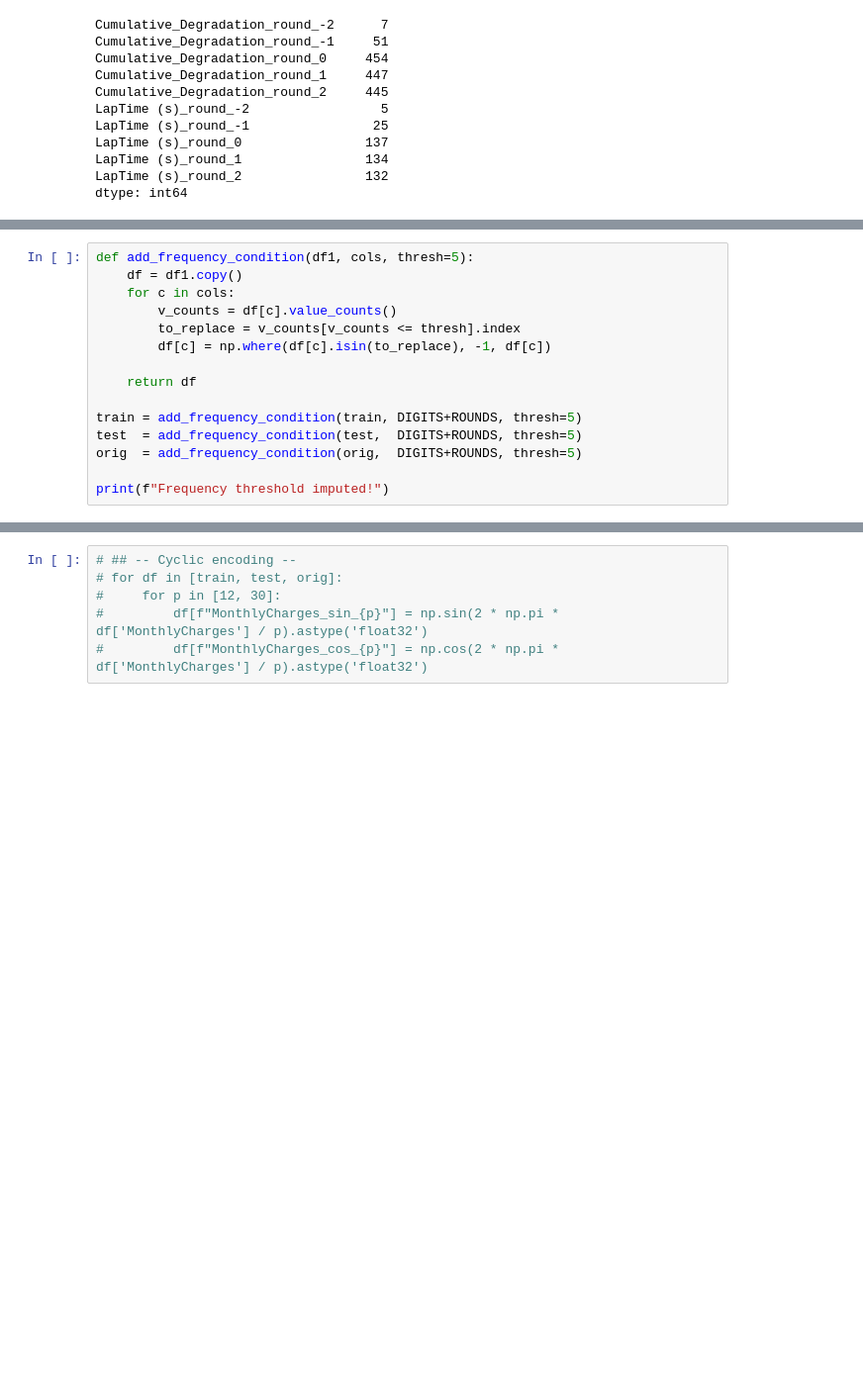
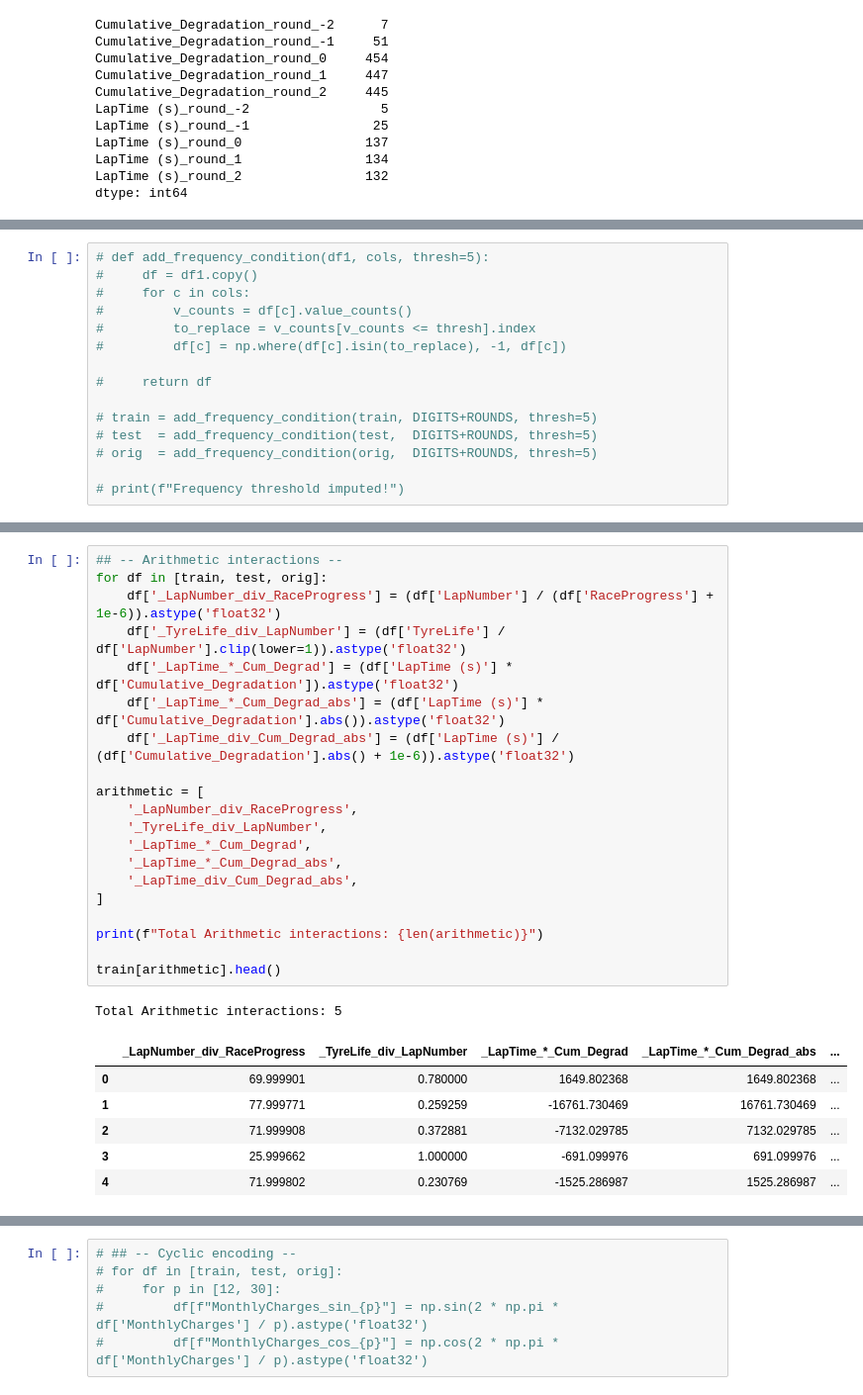
Before and after one commit to coded-sly/ps6e5-F1-PitStop, a Jupyter notebook: ps6e5-catboost-f1-pit.ipynb, the cells around one changed output, grey strips where cells are left out. Shown at 99% size. Saved outputs shown, nothing was run; the diff lists cells and outputs as text; blank space fills up the shorter version.

```diff
--- a/ps6e5-catboost-f1-pit.ipynb
+++ b/ps6e5-catboost-f1-pit.ipynb
@@ -563,15 +478,15 @@ dtype: int64
 # %%
-def add_frequency_condition(df1, cols, thresh=5):
-    df = df1.copy()
-    for c in cols:
-        v_counts = df[c].value_counts()
-        to_replace = v_counts[v_counts <= thresh].index
-        df[c] = np.where(df[c].isin(to_replace), -1, df[c])
+# def add_frequency_condition(df1, cols, thresh=5):
+#     df = df1.copy()
+#     for c in cols:
+#         v_counts = df[c].value_counts()
+#         to_replace = v_counts[v_counts <= thresh].index
+#         df[c] = np.where(df[c].isin(to_replace), -1, df[c])
 
-    return df
+#     return df
 
-train = add_frequency_condition(train, DIGITS+ROUNDS, thresh=5)
-test  = add_frequency_condition(test,  DIGITS+ROUNDS, thresh=5)
-orig  = add_frequency_condition(orig,  DIGITS+ROUNDS, thresh=5)
+# train = add_frequency_condition(train, DIGITS+ROUNDS, thresh=5)
+# test  = add_frequency_condition(test,  DIGITS+ROUNDS, thresh=5)
+# orig  = add_frequency_condition(orig,  DIGITS+ROUNDS, thresh=5)
 
-print(f"Frequency threshold imputed!")
+# print(f"Frequency threshold imputed!")
@@ -580,3 +522,31 @@ Frequency threshold imputed!
+# %%
+## -- Arithmetic interactions --
+for df in [train, test, orig]:
+    df['_LapNumber_div_RaceProgress'] = (df['LapNumber'] / (df['RaceProgress'] + 1e-6)).astype('float32')
+    df['_TyreLife_div_LapNumber'] = (df['TyreLife'] / df['LapNumber'].clip(lower=1)).astype('float32')
+    df['_LapTime_*_Cum_Degrad'] = (df['LapTime (s)'] * df['Cumulative_Degradation']).astype('float32')
+    df['_LapTime_*_Cum_Degrad_abs'] = (df['LapTime (s)'] * df['Cumulative_Degradation'].abs()).astype('float32')
+    df['_LapTime_div_Cum_Degrad_abs'] = (df['LapTime (s)'] / (df['Cumulative_Degradation'].abs() + 1e-6)).astype('float32')
+
+arithmetic = [
+    '_LapNumber_div_RaceProgress',
+    '_TyreLife_div_LapNumber',
+    '_LapTime_*_Cum_Degrad',
+    '_LapTime_*_Cum_Degrad_abs',
+    '_LapTime_div_Cum_Degrad_abs',
+]
+
+print(f"Total Arithmetic interactions: {len(arithmetic)}")
+
+train[arithmetic].head()
+# %% [output]
+Total Arithmetic interactions: 5
+|  | _LapNumber_div_RaceProgress | _TyreLife_div_LapNumber | _LapTime_*_Cum_Degrad | _LapTime_*_Cum_Degrad_abs | ... |
+| 0 | 69.999901 | 0.780000 | 1649.802368 | 1649.802368 | ... |
+| 1 | 77.999771 | 0.259259 | -16761.730469 | 16761.730469 | ... |
+| 2 | 71.999908 | 0.372881 | -7132.029785 | 7132.029785 | ... |
+| 3 | 25.999662 | 1.000000 | -691.099976 | 691.099976 | ... |
+| 4 | 71.999802 | 0.230769 | -1525.286987 | 1525.286987 | ... |
 # %%
 ## -- Frequency encoding --
 freq_cols = []
```
Also changed, not shown: parts of 28 cells of this notebook.
